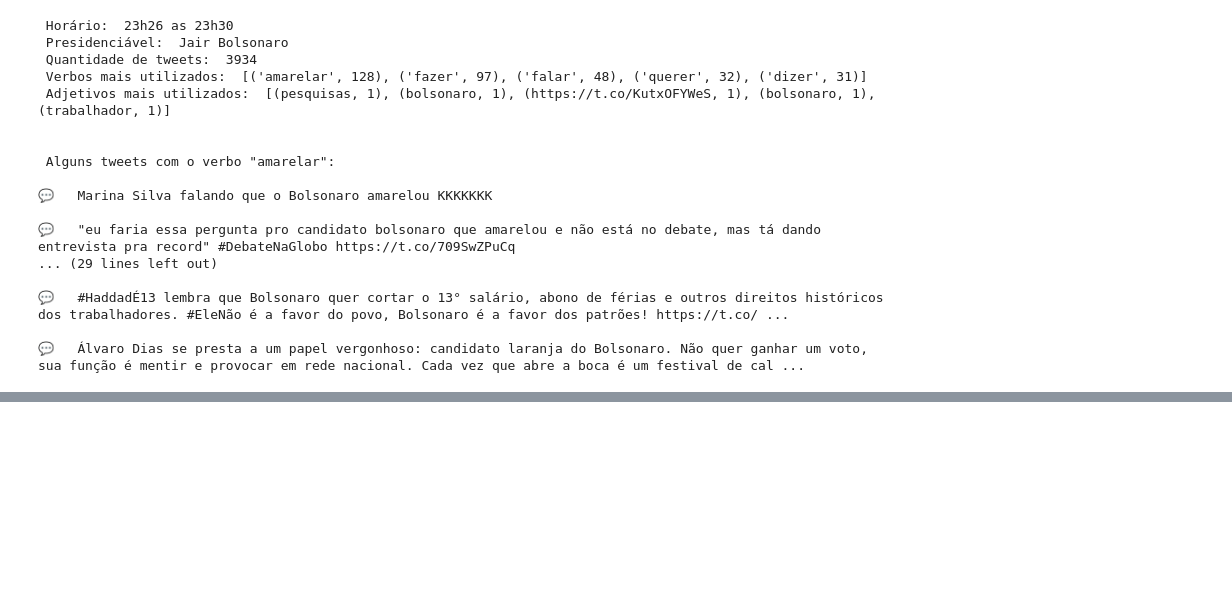
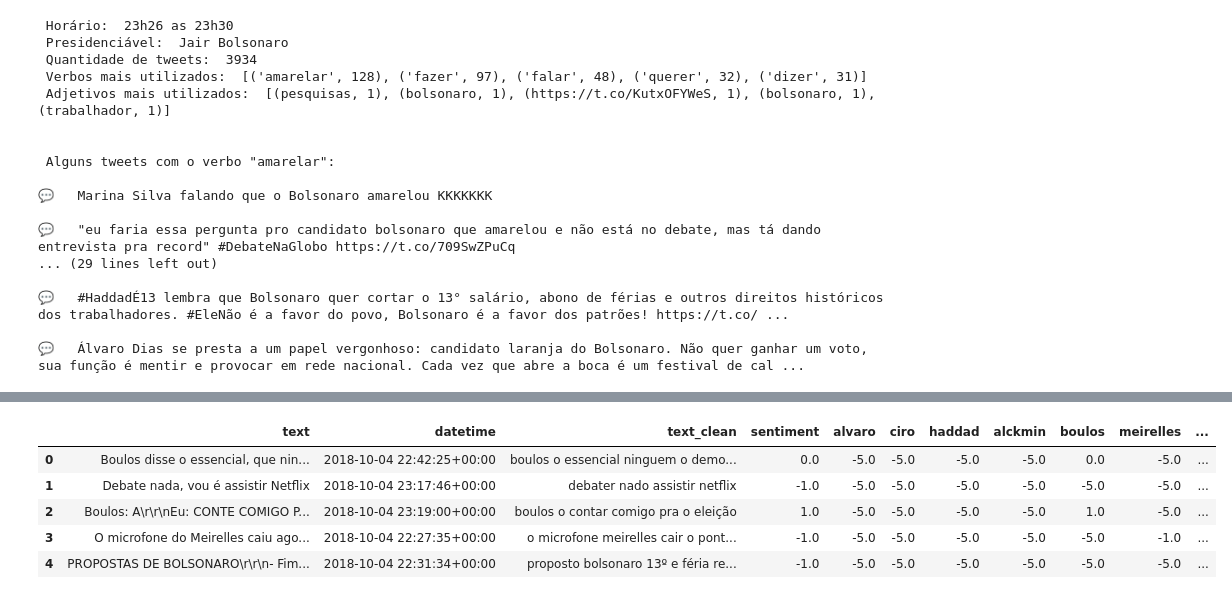
Before and after one commit to bambrozim/DebatePresidenciaveisGlobo2018, a Jupyter notebook: Debate Presidenciáveis Globo - 2018.ipynb, the cells around one changed output, grey strips where cells are left out. Cells and saved outputs as stored; diff of their text form; code cells hidden in the pictures; blank space fills up the shorter version.

```diff
--- a/Debate Presidenciáveis Globo - 2018.ipynb
+++ b/Debate Presidenciáveis Globo - 2018.ipynb
@@ -605,0 +641,4 @@ analise_nlp(tweets, 'bolsonaro', 23, 26, 30)
+# %%
+preds = rf.predict(holdout_tfidf)
+# %%
+holdout['sentiment'] = preds
@@ -605,0 +673,9 @@ analise_nlp(tweets, 'bolsonaro', 23, 26, 30)
+# %%
+full_tweets.head()
+# %% [output]
+|  | text | datetime | text_clean | sentiment | alvaro | ciro | haddad | alckmin | boulos | meirelles | ... |
+| 0 | Boulos disse o essencial, que nin... | 2018-10-04 22:42:25+00:00 | boulos o essencial ninguem o demo... | 0.0 | -5.0 | -5.0 | -5.0 | -5.0 | 0.0 | -5.0 | ... |
+| 1 | Debate nada, vou é assistir Netflix | 2018-10-04 23:17:46+00:00 | debater nado assistir netflix | -1.0 | -5.0 | -5.0 | -5.0 | -5.0 | -5.0 | -5.0 | ... |
+| 2 | Boulos: A\r\r\nEu: CONTE COMIGO P... | 2018-10-04 23:19:00+00:00 | boulos o contar comigo pra o eleição | 1.0 | -5.0 | -5.0 | -5.0 | -5.0 | 1.0 | -5.0 | ... |
+| 3 | O microfone do Meirelles caiu ago... | 2018-10-04 22:27:35+00:00 | o microfone meirelles cair o pont... | -1.0 | -5.0 | -5.0 | -5.0 | -5.0 | -5.0 | -1.0 | ... |
+| 4 | PROPOSTAS DE BOLSONARO\r\r\n- Fim... | 2018-10-04 22:31:34+00:00 | proposto bolsonaro 13º e féria re... | -1.0 | -5.0 | -5.0 | -5.0 | -5.0 | -5.0 | -5.0 | ... |
```
Also changed, not shown: parts of 55 cells of this notebook, 1 other file.
